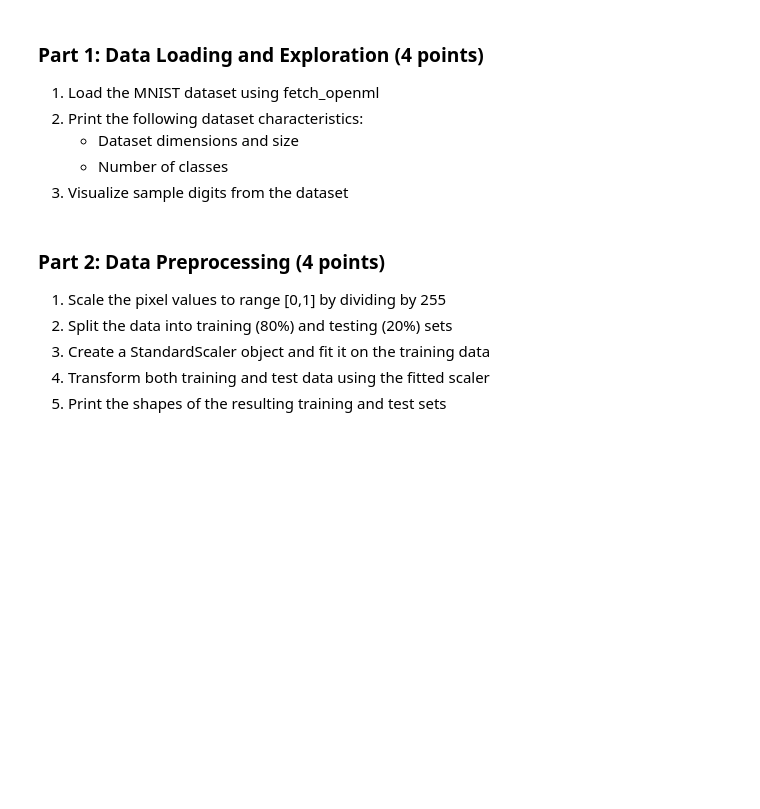
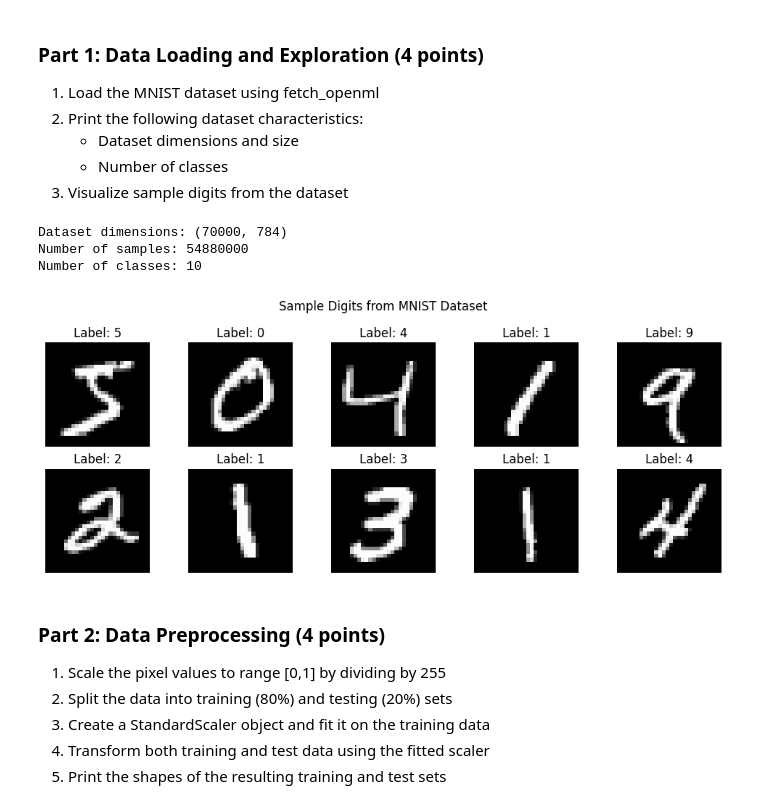
Before and after one commit to arnavkapasiuf/BME3053C-Spring-2025, a Jupyter notebook: homework/Homework_8.ipynb, the cells around one changed output. Drawn from its saved outputs; the diff is of its cells as text; code cells hidden in the pictures; blank space fills up the shorter version.

```diff
--- a/homework/Homework_8.ipynb
+++ b/homework/Homework_8.ipynb
@@ -33,3 +33,6 @@ except ImportError as e:
 3. Visualize sample digits from the dataset
 # %%
 #Provide your code for part 1-1 here
+from sklearn.datasets import fetch_openml
+mnist = fetch_openml('mnist_784', version=1, as_frame=False)
+X, y = mnist["data"], mnist["target"].astype(int)
@@ -40,3 +39,25 @@ except ImportError as e:
+# %%
+#Provide your code for part 1-2 here
+print("Dataset dimensions:", X.shape)
+print("Number of samples:", (X.shape[0]*X.shape[1]))
+print("Number of classes:", len(np.unique(y)))
+# %% [output]
+Dataset dimensions: (70000, 784)
+Number of samples: 54880000
+Number of classes: 10
+# %%
+#Provide your code for part 1-3 here
+plt.figure(figsize=(10, 4))
+for i in range(10):
+    plt.subplot(2, 5, i + 1)
+    plt.imshow(X[i].reshape(28, 28), cmap='gray')
+    plt.title(f"Label: {y[i]}")
+    plt.axis('off')
+plt.suptitle("Sample Digits from MNIST Dataset")
+plt.tight_layout()
+plt.show()
+# %% [output]
+[figure, added]
 # %% [markdown]
 ### Part 2: Data Preprocessing (4 points)
 1. Scale the pixel values to range [0,1] by dividing by 255
```
Also changed, not shown: parts of 14 cells of this notebook.
